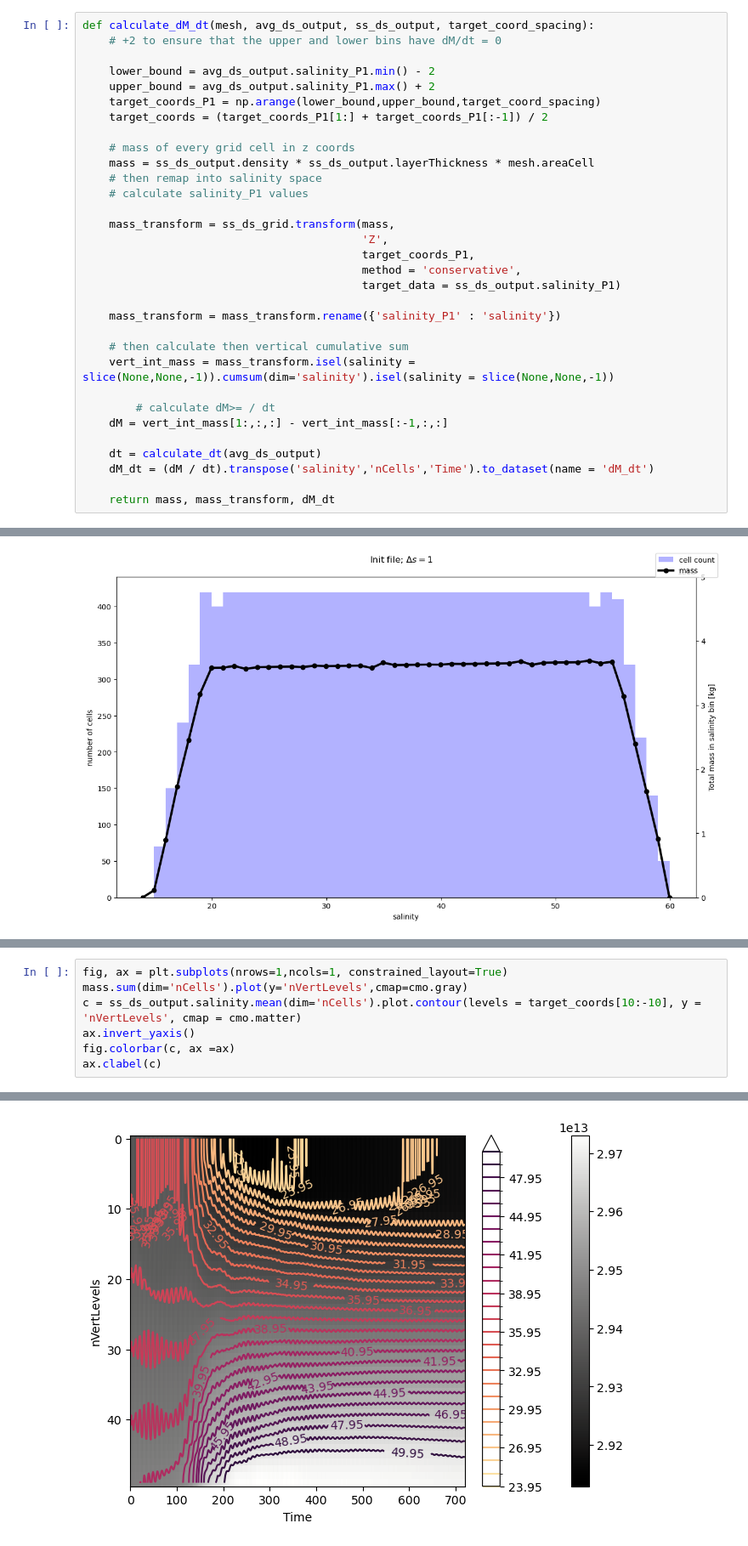
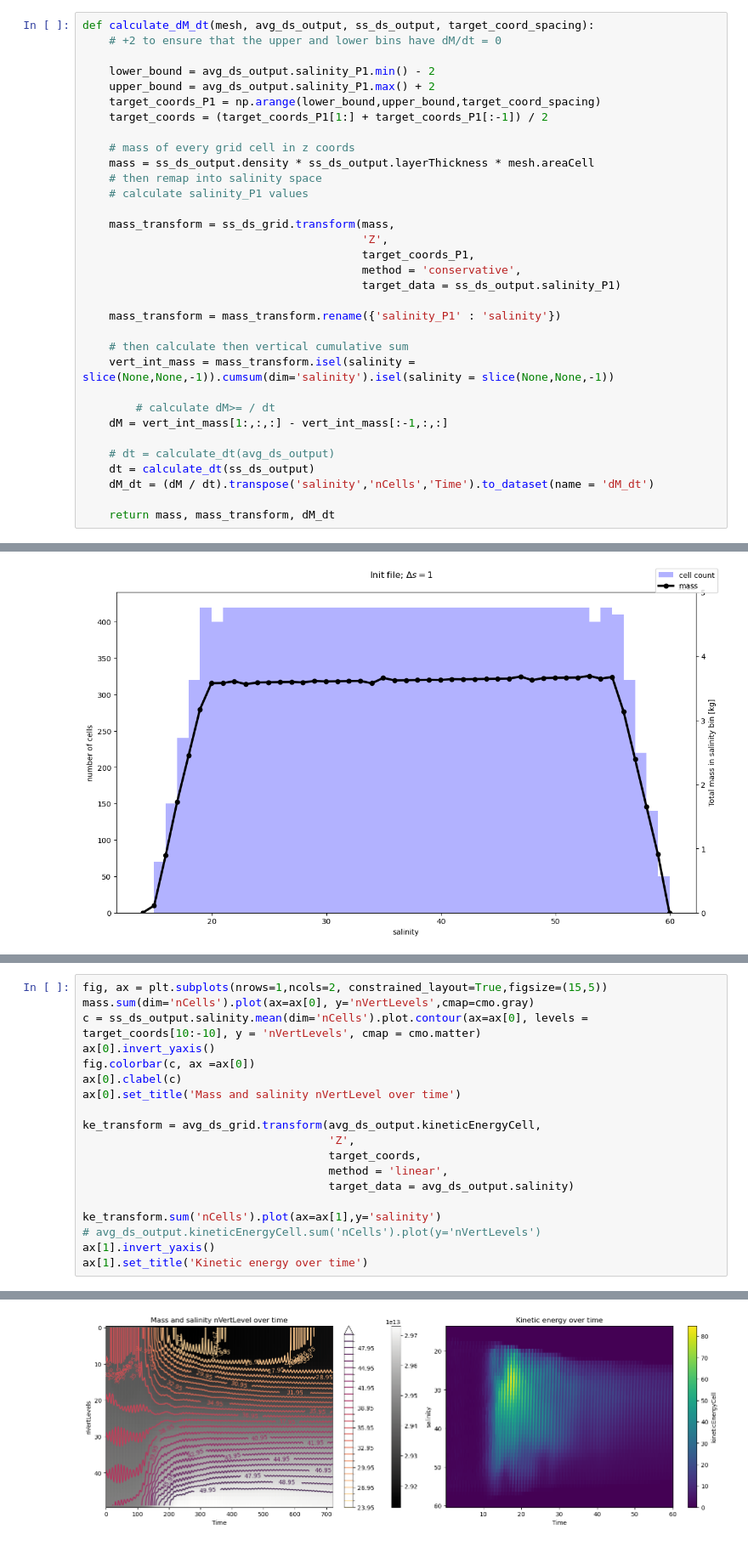
Before and after one commit to kailauyeda/WMT_DVD, a Jupyter notebook: bichan/analysis/preliminary_analysis.ipynb, the cells around one changed output, grey strips where cells are left out. Shown at 85% size. Cells and saved outputs as stored; diff of their text form.

```diff
--- a/bichan/analysis/preliminary_analysis.ipynb
+++ b/bichan/analysis/preliminary_analysis.ipynb
@@ -637,7 +655,8 @@ def calculate_dM_dt(mesh, avg_ds_output, ss_ds_output, target_coord_spacing):
         # calculate dM>= / dt
     dM = vert_int_mass[1:,:,:] - vert_int_mass[:-1,:,:]
 
-    dt = calculate_dt(avg_ds_output)
+    # dt = calculate_dt(avg_ds_output)
+    dt = calculate_dt(ss_ds_output)
     dM_dt = (dM / dt).transpose('salinity','nCells','Time').to_dataset(name = 'dM_dt')
 
     return mass, mass_transform, dM_dt
@@ -756,8 +763,20 @@ plt.gca().invert_yaxis()
 # %%
-fig, ax = plt.subplots(nrows=1,ncols=1, constrained_layout=True)
-mass.sum(dim='nCells').plot(y='nVertLevels',cmap=cmo.gray)
-c = ss_ds_output.salinity.mean(dim='nCells').plot.contour(levels = target_coords[10:-10], y = 'nVertLevels', cmap = cmo.matter)
-ax.invert_yaxis()
-fig.colorbar(c, ax =ax)
-ax.clabel(c)
+fig, ax = plt.subplots(nrows=1,ncols=2, constrained_layout=True,figsize=(15,5))
+mass.sum(dim='nCells').plot(ax=ax[0], y='nVertLevels',cmap=cmo.gray)
+c = ss_ds_output.salinity.mean(dim='nCells').plot.contour(ax=ax[0], levels = target_coords[10:-10], y = 'nVertLevels', cmap = cmo.matter)
+ax[0].invert_yaxis()
+fig.colorbar(c, ax =ax[0])
+ax[0].clabel(c)
+ax[0].set_title('Mass and salinity nVertLevel over time')
+
+ke_transform = avg_ds_grid.transform(avg_ds_output.kineticEnergyCell,
+                                     'Z',
+                                     target_coords,
+                                     method = 'linear',
+                                     target_data = avg_ds_output.salinity)
+
+ke_transform.sum('nCells').plot(ax=ax[1],y='salinity')
+# avg_ds_output.kineticEnergyCell.sum('nCells').plot(y='nVertLevels')
+ax[1].invert_yaxis()
+ax[1].set_title('Kinetic energy over time')
 # %% [output]
@@ -765 +784 @@ ax.clabel(c)
-[figure, old version]
+[figure, new version]
```
Also changed, not shown: parts of 23 cells of this notebook.
